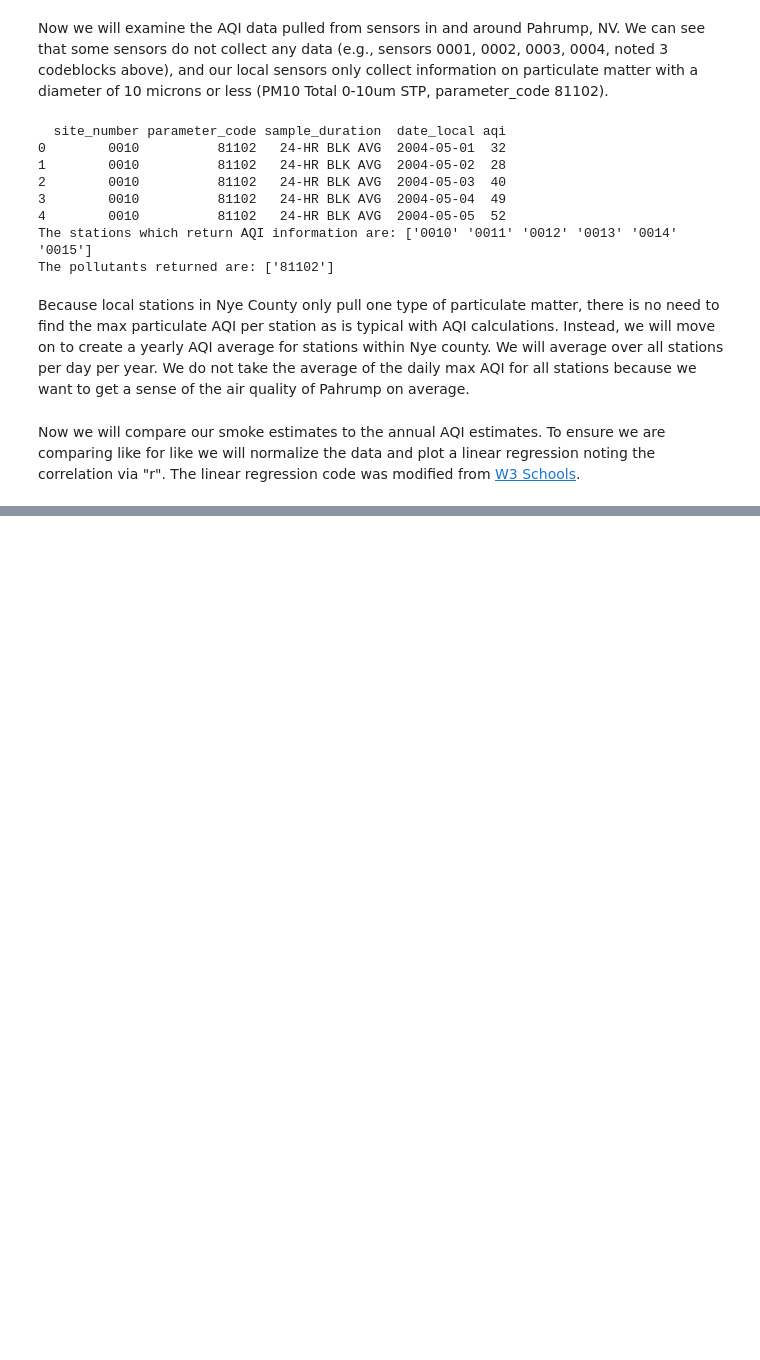
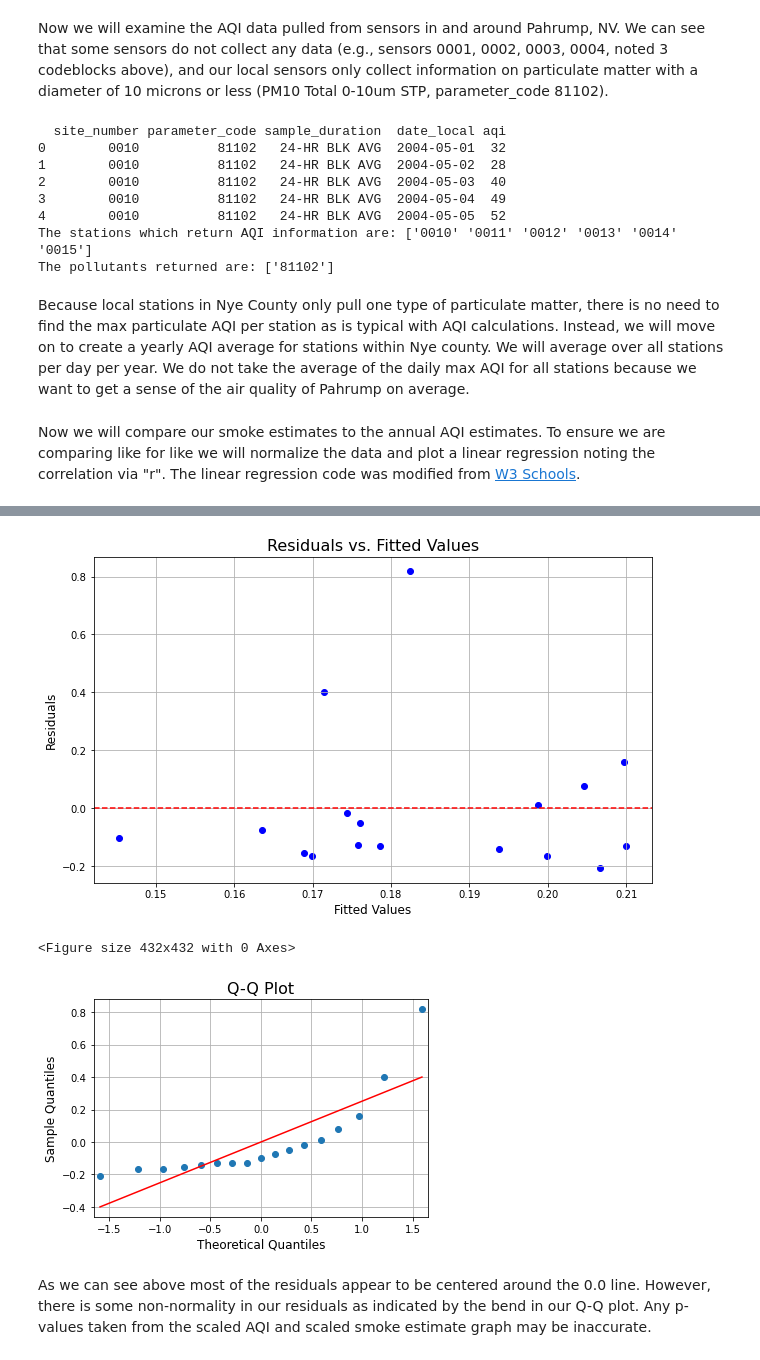
Before and after one commit to ekrolen/data-512-wildfire-project, a Jupyter notebook: scr/epa_comparison.ipynb, the cells around one changed output, grey strips where cells are left out. Cells and saved outputs as stored; diff of their text form; code cells hidden in the pictures; blank space fills up the shorter version.

```diff
--- a/scr/epa_comparison.ipynb
+++ b/scr/epa_comparison.ipynb
@@ -505,0 +510,43 @@ From the above calculation we can see that our smoke estimators and AQI estimato
+# %%
+#This cell of code code largely from ChatGPT
+
+#Examining the homoscedacity
+#Resetting x and y to numpy arrays
+X = np.array(x)
+Y = np.array(y)
+
+# Fit a linear regression model
+reg = LinearRegression(fit_intercept=True)
+reg.fit(X.reshape(-1, 1), Y)
+
+#Calculate residuals
+y_pred = reg.predict(X.reshape(-1, 1))
+residuals = Y - y_pred
+
+# Create the plot
+plt.figure(figsize=(10, 6))
+plt.scatter(y_pred, residuals, marker='o', color='blue')
+plt.axhline(y=0, color='red', linestyle='--')
+plt.xlabel('Fitted Values', size=12)
+plt.ylabel('Residuals', size=12)
+plt.title('Residuals vs. Fitted Values', size=16)
+plt.grid(True)
+
+# Display the plot
+plt.show()
+
+# Create the Q-Q plot
+plt.figure(figsize=(6, 6))
+sm.qqplot(residuals, line='s')
+plt.xlabel('Theoretical Quantiles', size=12)
+plt.ylabel('Sample Quantiles', size=12)
+plt.title('Q-Q Plot', size=16)
+plt.grid(True)
+
+plt.show()
+# %% [output]
+[figure, added]
+<Figure size 432x432 with 0 Axes>
+[figure, added]
+# %% [markdown]
+As we can see above most of the residuals appear to be centered around the 0.0 line. However, there is some non-normality in our residuals as indicated by the bend in our Q-Q plot. Any p-values taken from the scaled AQI and scaled smoke estimate graph may be inaccurate.
```
Also changed, not shown: parts of 5 cells of this notebook, 10 other files.
